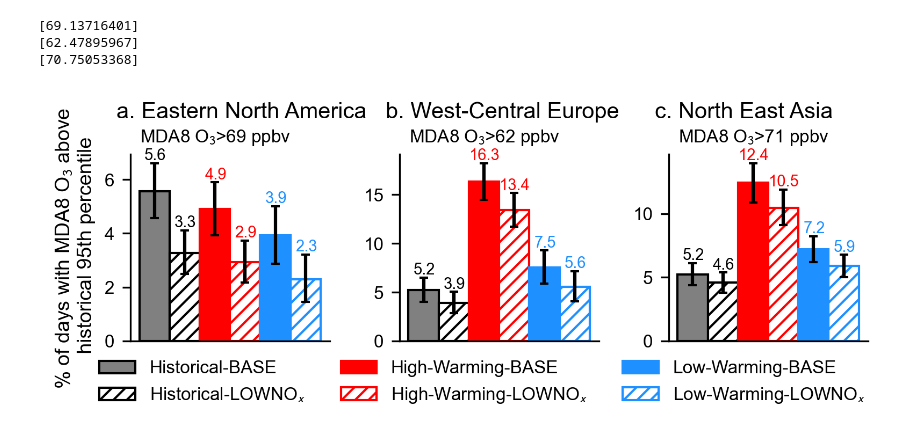
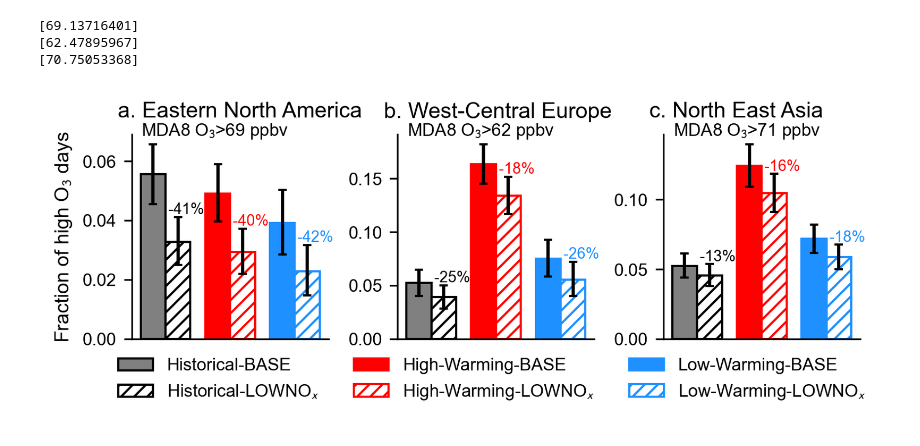
Before and after one commit to emmleroy/future-climate-ozone-sensitivity, a Jupyter notebook: figures_paper/Fig3_new.ipynb, the cells around one changed output. Drawn from its saved outputs; the diff is of its cells as text; code cells hidden in the pictures.

Commit message:
Label percentage decreases and change y-axis to fraction

```diff
--- a/figures_paper/Fig3_new.ipynb
+++ b/figures_paper/Fig3_new.ipynb
@@ -88,7 +88,7 @@ def get_values(months, region_num):
         # Count days exceeding ref_95th_mean
         days_above = mean_data.where(condition).resample(time='1Y').count(dim='time') # count number of high O3 days per season
         total_days = mean_data.resample(time='1Y').count(dim='time') # calc total number of days in April-August (= 153 days)
-        days_above_95[name] = (days_above.values.flatten()/(total_days.values.flatten()))*100 # percent of days per season
+        days_above_95[name] = (days_above.values.flatten()/(total_days.values.flatten())) # fraction of days per season
 
     # Return results
     return (days_above_95['ref'], days_above_95['refSNOx'], days_above_95['refshort'],
@@ -112,6 +112,11 @@ def plot_bars(months, region_num, ax):
     # Compute means and bootstrapped 95% confidence intervals
     means = [np.median(result) for result in results]
     stds = [bootstrap_ci(result) for result in results]
+    a = ((means[1]-means[0])/means[0])*100
+    b = ((means[3]-means[2])/means[2])*100
+    c = ((means[5]-means[4])/means[4])*100
+    pct_changes = ['', f"   {a:.0f}%", '', f"   {b:.0f}%", '', f"   {c:.0f}%"]
+
 
     # Barplot settings
     bar_props = [
@@ -123,16 +128,23 @@ def plot_bars(months, region_num, ax):
         {'color': 'white',     'edgecolor': 'dodgerblue','hatch': '////',  'label': 'Low-Warming-LOWNO$_x$',   'text_color': 'dodgerblue'}
     ]
 
-    bar_width = 0.2
-    x_positions = [i * bar_width for i in range(len(means))]
+    bar_width = 0.25
+    gap = 0.15  # space between each pair of bars
+    x_positions = []
+    for i in range(len(means)):
+        group = i // 2  # group bars by pairs
+        position = i * bar_width + group * gap
+        x_positions.append(position)
 
     # Plot bars and annotate mean value
-    for x, mean, err, props in zip(x_positions, means, stds, bar_props):
+    for x, mean, pct_change, err, props in zip(x_positions, means, pct_changes, stds, bar_props):
         ax.bar(x, mean, width=bar_width, color=props['color'], alpha=1.0,
                edgecolor=props['edgecolor'], hatch=props['hatch'], label=props['label'],
                yerr=[[err[0]], [err[1]]], capsize=2)
-        ax.text(x + 0.05 * bar_width / 2, mean+err[1], f"{mean:.1f}", ha='center', va='bottom',
+        ax.text(x + 0.15 * bar_width / 2, mean+err[1], pct_change, ha='center', va='bottom',
                 fontsize=7, color=props['text_color'])
+        #ax.text(x + 0.05 * bar_width / 2, mean+err[1], f"{mean:.1f}", ha='center', va='bottom',
+        #        fontsize=5.5, color=props['text_color'])
 
     return ax
 # %%
@@ -143,7 +155,7 @@ fig_height_in = 2.0
 
 fig = plt.figure(figsize=(fig_width_in, fig_height_in), dpi=300)
 
-gs1 = GridSpec(1, 3, top=0.81, bottom=0.23, left=0.11, right=0.99, hspace=0.2, wspace=0.35)
+gs1 = GridSpec(1, 3, top=0.88, bottom=0.23, left=0.10, right=0.99, hspace=0.2, wspace=0.35)
 ax0 = fig.add_subplot(gs1[0, 0])
 ax1 = fig.add_subplot(gs1[0, 1])
 ax2 = fig.add_subplot(gs1[0, 2])
@@ -160,38 +172,40 @@ plot_bars([4,5,6,7,8], 17, ax[1])
 plot_bars([4,5,6,7,8], 58, ax[2])
 
 # Y-label
-ylabel = "% of days with MDA8 O$_3$ above \n historical 95th percentile"
+ylabel = "Fraction of high O$_3$ days"
+#ylabel = "Fraction of days with MDA8 O$_3$ above \n the historical 95th percentile"
+
 ax0.set_ylabel(ylabel, fontsize=9)
 
 # Axis settings
 for idx, axis in enumerate(ax):
     axis.spines[['right', 'top']].set_visible(False)
     axis.tick_params(axis='both', labelsize=8)
     axis.tick_params(labelbottom=False)
     axis.tick_params(bottom = False)
     axis.tick_params(axis='both', labelsize=8)
     axis.text(
-        -0.07, 1.28, titles[idx], # print titles
+        -0.07, 1.16, titles[idx], # print titles
         ha='left',
         va='top',
         transform=axis.transAxes,
         color='black',
         fontsize=10)
     axis.text(
-        0.05, 1.14, extremes[idx], # print extremes
+        0.05, 1.06, extremes[idx], # print extremes
         ha='left',
         va='top',
         transform=axis.transAxes,
         color='black',
         fontsize=8)
 
 handles, labels = ax1.get_legend_handles_labels()
-fig.legend(handles, labels, loc='upper center', ncol=3, bbox_to_anchor=(0.53, 0.22), fontsize=8, frameon=False)
+fig.legend(handles, labels, loc='upper center', ncol=3, bbox_to_anchor=(0.54, 0.22), fontsize=8, frameon=False)
 
 ################################
 plt.savefig("Fig3_new.pdf")
 # %% [output]
 [69.13716401]
 [62.47895967]
 [70.75053368]
-[figure, old version]
+[figure, new version]
```
